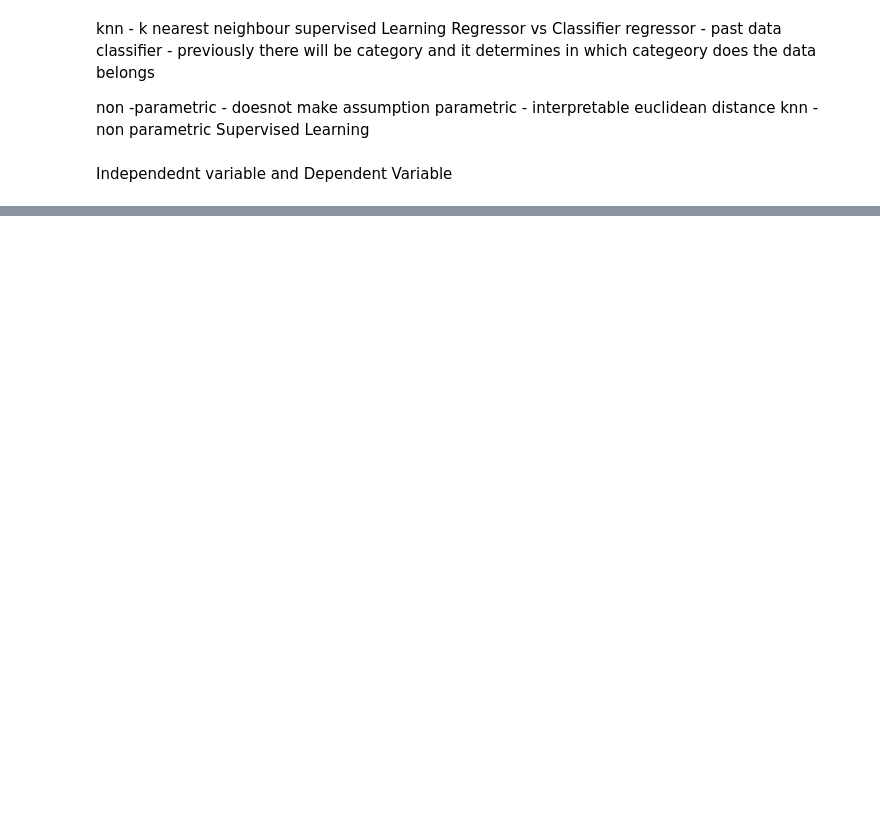
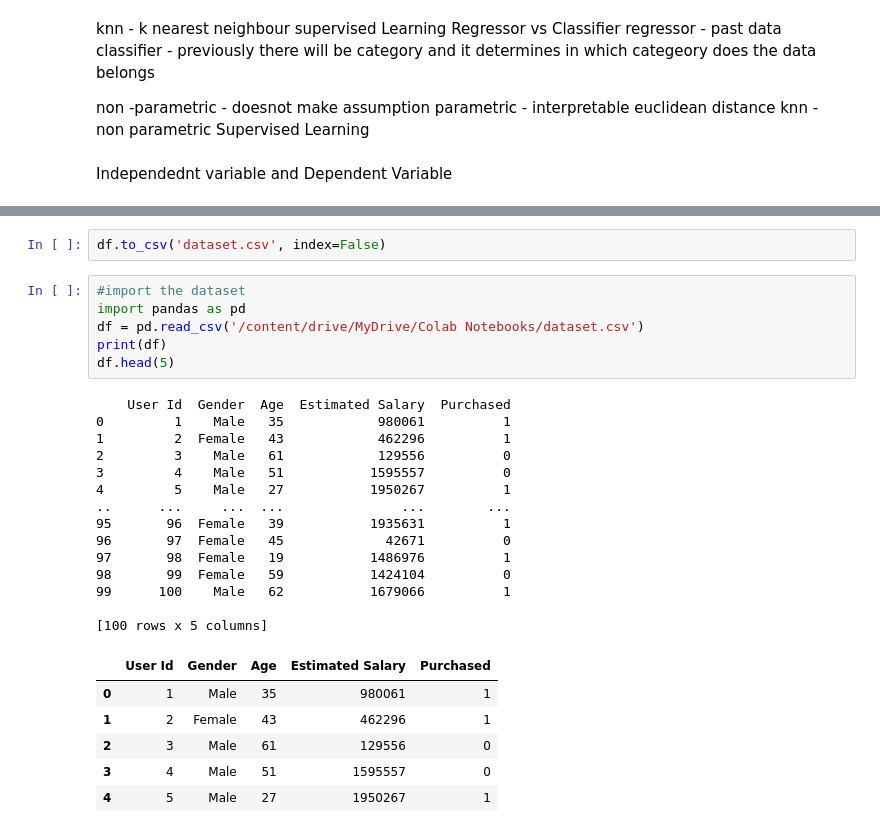
Before and after one commit to dabster108/K-Nearest-Neighbor-KNN-Algorithm-for-Machine-Learning, a Jupyter notebook: Knn.ipynb, the cells around one changed output, grey strips where cells are left out. Saved outputs shown, nothing was run; the diff lists cells and outputs as text; blank space fills up the shorter version.

```diff
--- a/Knn.ipynb
+++ b/Knn.ipynb
@@ -16,0 +53,29 @@ Independednt variable and Dependent Variable
+# %%
+df.to_csv('dataset.csv', index=False)
+# %%
+#import the dataset
+import pandas as pd
+df = pd.read_csv('/content/drive/MyDrive/Colab Notebooks/dataset.csv')
+print(df)
+df.head(5)
+# %% [output]
+    User Id  Gender  Age  Estimated Salary  Purchased
+0         1    Male   35            980061          1
+1         2  Female   43            462296          1
+2         3    Male   61            129556          0
+3         4    Male   51           1595557          0
+4         5    Male   27           1950267          1
+..      ...     ...  ...               ...        ...
+95       96  Female   39           1935631          1
+96       97  Female   45             42671          0
+97       98  Female   19           1486976          1
+98       99  Female   59           1424104          0
+99      100    Male   62           1679066          1
+
+[100 rows x 5 columns]
+|  | User Id | Gender | Age | Estimated Salary | Purchased |
+| 0 | 1 | Male | 35 | 980061 | 1 |
+| 1 | 2 | Female | 43 | 462296 | 1 |
+| 2 | 3 | Male | 61 | 129556 | 0 |
+| 3 | 4 | Male | 51 | 1595557 | 0 |
+| 4 | 5 | Male | 27 | 1950267 | 1 |
```
Also changed, not shown: parts of 16 cells of this notebook.
